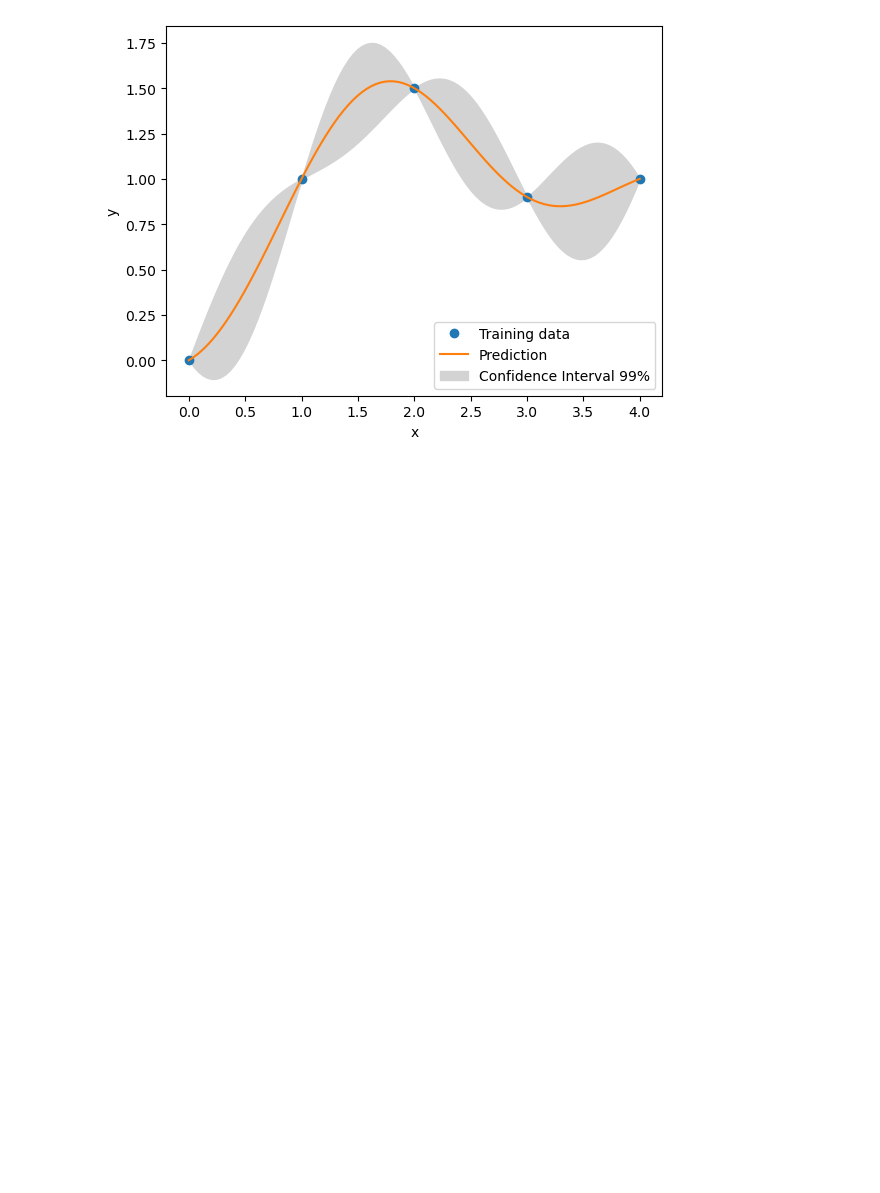
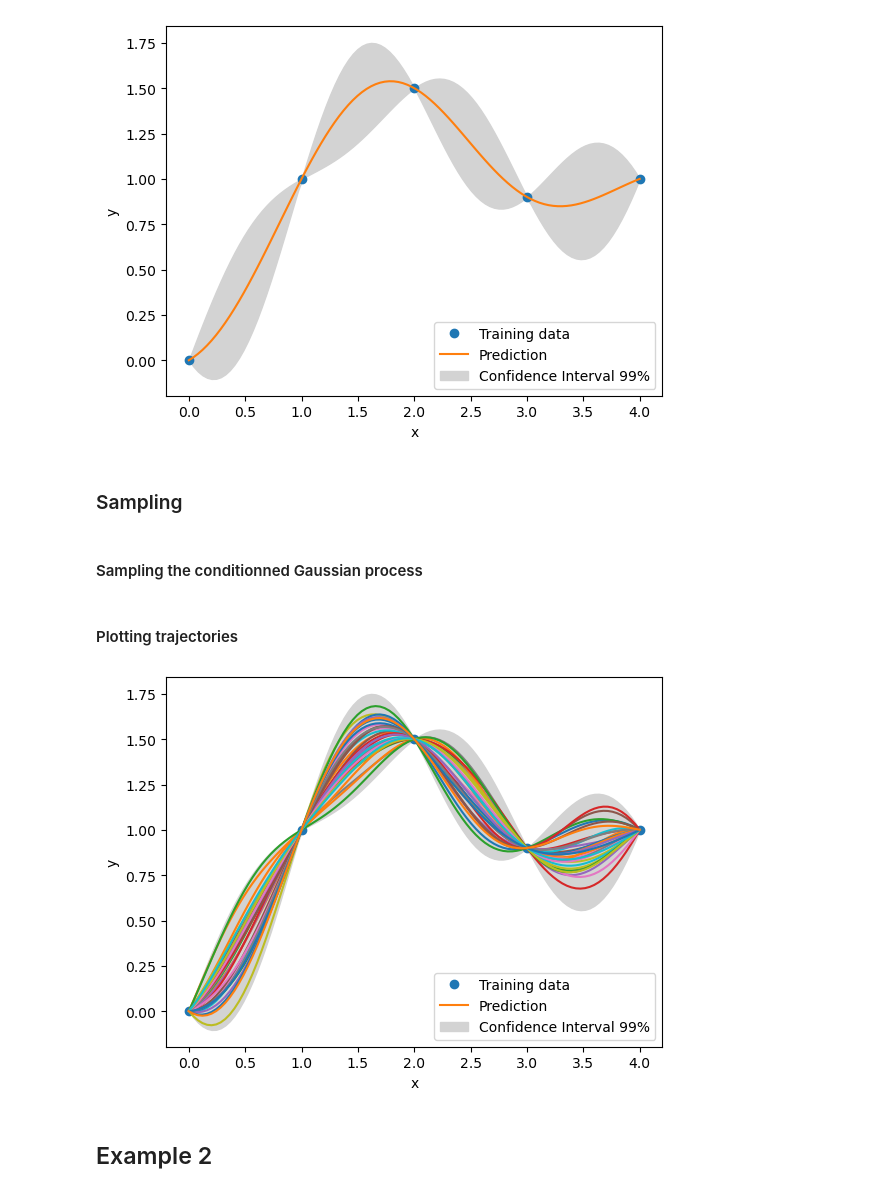
Before and after one commit to relf/egobox, a Jupyter notebook: doc/Gpx_Tutorial.ipynb, the cells around one changed output. Cells and saved outputs as stored; diff of their text form; code cells hidden in the pictures; blank space fills up the shorter version.

```diff
--- a/doc/Gpx_Tutorial.ipynb
+++ b/doc/Gpx_Tutorial.ipynb
@@ -0,0 +20,4 @@
+# %%
+gpmix = egx.Gpx.builder()
+gpmix.set_training_values(xt, yt)
+gpx = gpmix.train()
@@ -42,3 +71,25 @@ axs.legend(
 plt.show()
 # %% [output]
 [figure]
+# %% [markdown]
+### Sampling
+# %% [markdown]
+#### Sampling the conditionned Gaussian process
+# %%
+# number fo trajectories to sample
+n_traj = 30
+
+trajs = gpx.sample(x, n_traj)
+# %% [markdown]
+#### Plotting trajectories
+# %%
+axs = plot_gp(xt, yt, x, y, s2)
+
+for i in range(n_traj):
+    axs.plot(x, trajs[:, i])
+
+plt.show()
+# %% [output]
+[figure, added]
+# %% [markdown]
+## Example 2
```
Also changed, not shown: parts of 26 cells of this notebook, 6 other files.
